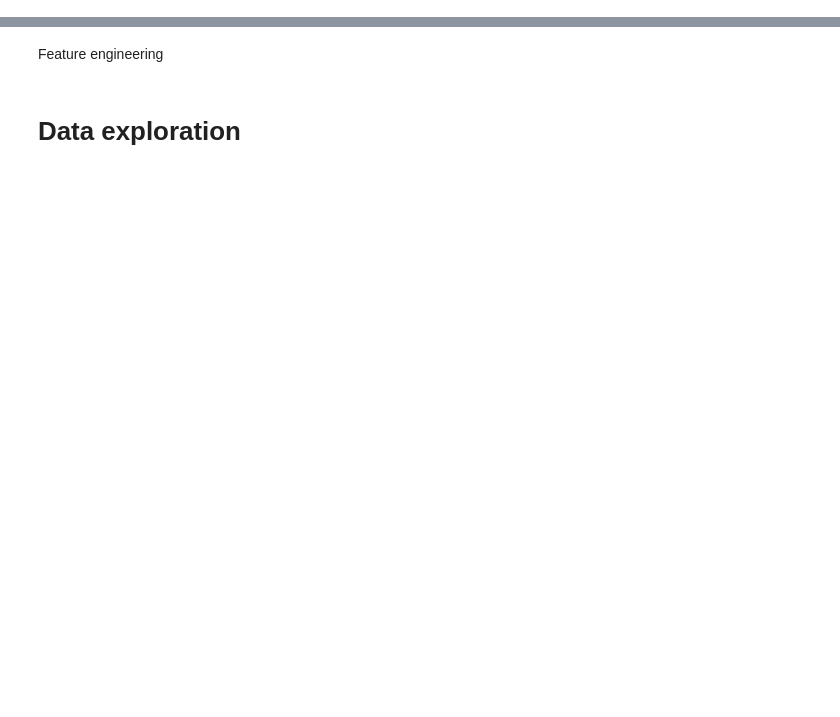
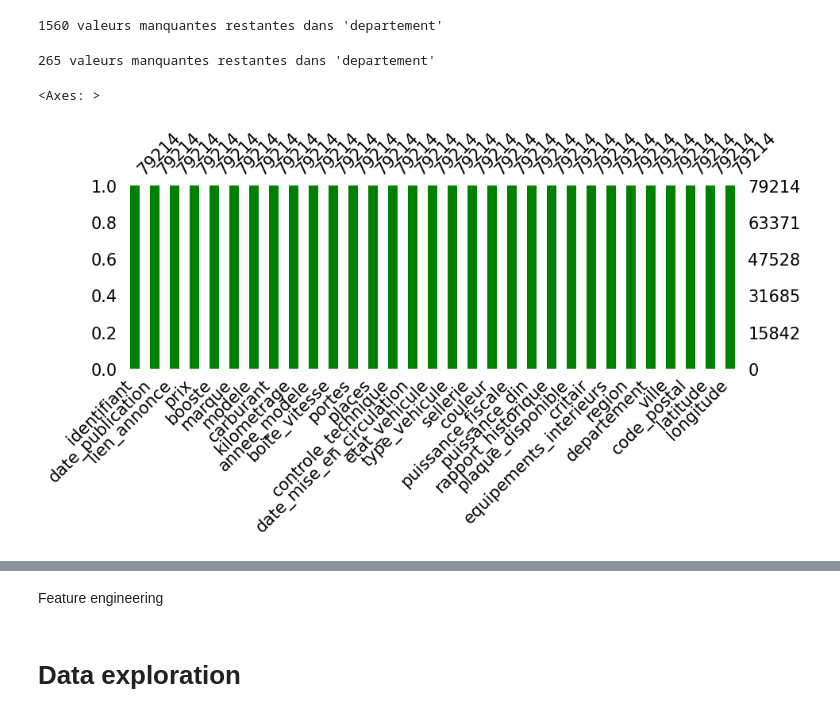
Before and after one commit to the-demby/Leboncoin_Predicting_Price, a Jupyter notebook: leboncoin.ipynb, the cells around one changed output, grey strips where cells are left out. Drawn from its saved outputs; the diff is of its cells as text; code cells hidden in the pictures; blank space fills up the shorter version.

```diff
--- a/leboncoin.ipynb
+++ b/leboncoin.ipynb
@@ -128,0 +310,44 @@ print("Taille:",leboncoin_ads_filtered_extended.shape,"\ncolumns: ",leboncoin_ad
+# %%
+# Remplacement par 'non_specifie' pour certaines colonnes catégoriques
+colonnes_non_specifie = ['controle_technique', 'etat_vehicule', 'equipements_interieurs', 'sellerie',
+                         'rapport_historique', 'critair', 'plaque_disponible', 'type_vehicule', 'couleur', 'booste']
+df.loc[:, colonnes_non_specifie] = df[colonnes_non_specifie].fillna('non_specifie')
+# %%
+# Étape 1 : Créer un mapping ville-département à partir des données existantes
+ville_departement_mapping = df[['ville', 'departement']].dropna().drop_duplicates().set_index('ville')['departement'].to_dict()
+
+# Étape 2 : Remplir les valeurs manquantes dans la colonne 'departement' en utilisant le mapping
+def remplir_departement(row):
+    if pd.notna(row['departement']):
+        return row['departement']
+    elif row['ville'] in ville_departement_mapping:
+        return ville_departement_mapping[row['ville']]
+    return None
+
+df['departement'] = df.apply(remplir_departement, axis=1)
+
+print(df['departement'].isnull().sum(), "valeurs manquantes restantes dans 'departement'")
+# %% [output]
+1560 valeurs manquantes restantes dans 'departement'
+# %%
+# Étape 3 : Compléter avec la colonne 'région' si 'departement' est toujours manquant
+region_departement_mapping = df[['region', 'departement']].dropna().drop_duplicates().set_index('region')['departement'].to_dict()
+
+df['departement'] = df.apply(
+    lambda row: region_departement_mapping[row['region']] if pd.isna(row['departement']) and row['region'] in region_departement_mapping else row['departement'],
+    axis=1
+)
+
+print(df['departement'].isnull().sum(), "valeurs manquantes restantes dans 'departement'")
+# %% [output]
+265 valeurs manquantes restantes dans 'departement'
+# %%
+# Remplir les valeurs manquantes de la colonne 'departement' par 'Guyane' car il s'agit de ville de la Guyane
+df['departement'] = df['departement'].fillna('Guyane')
+# %%
+# Visualizing the missing values
+import missingno as msno
+msno.bar(df, color='green',sort='ascending', figsize=(10,3), fontsize=15)
+# %% [output]
+<Axes: >
+[figure, added]
```
Also changed, not shown: parts of 91 cells of this notebook, 8 other files.
